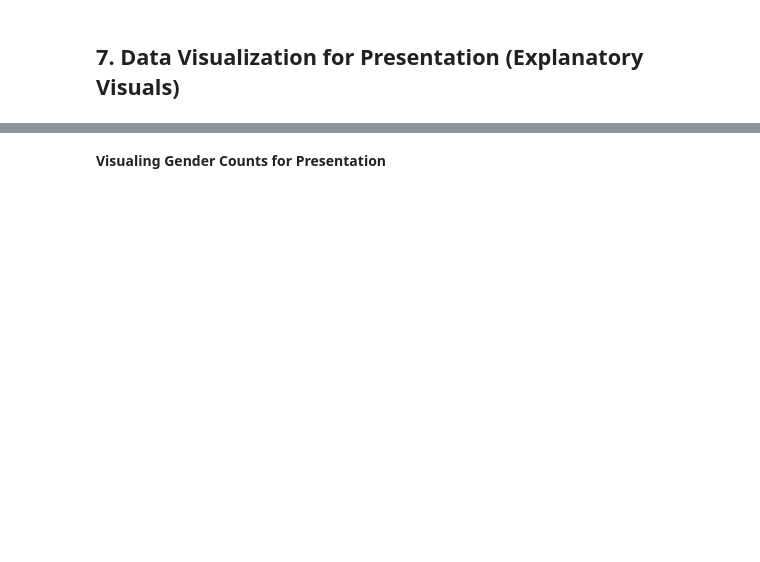
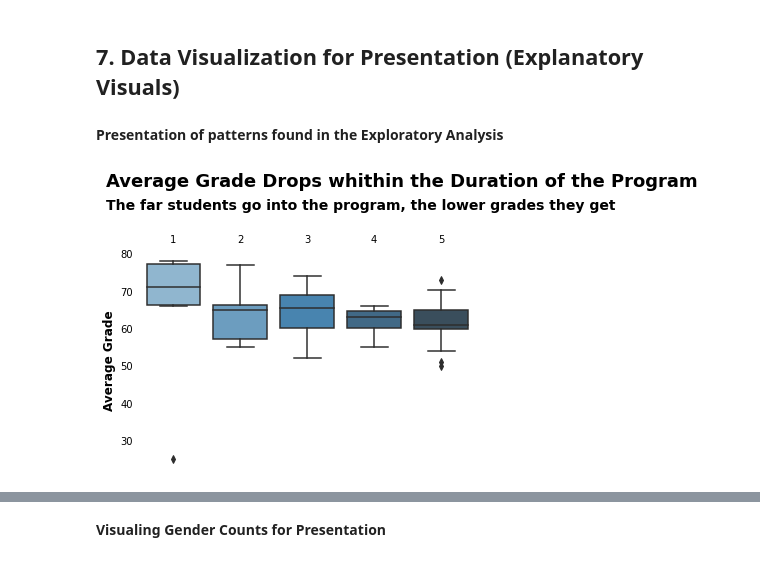
Before and after one commit to ofeliiaB/parental_status_vs_college_performance, a Jupyter notebook: Data_Analytics_Assignment.ipynb, the cells around one changed output, grey strips where cells are left out. Saved outputs shown, nothing was run; the diff lists cells and outputs as text; code cells hidden in the pictures; blank space fills up the shorter version.

Commit message:
added info graphics in explanatory data vis

```diff
--- a/Data_Analytics_Assignment.ipynb
+++ b/Data_Analytics_Assignment.ipynb
@@ -697,3 +723,37 @@ interested_stats
 [interactive output not drawn]
 # %% [markdown]
 ## 7. Data Visualization for Presentation (Explanatory Visuals) <a class="anchor" id="7"></a>
+# %% [markdown]
+**Presentation of patterns found in the Exploratory Analysis**
+# %%
+fig, ax = plt.subplots()
+sns.boxplot(
+    ax=ax,
+    data=file,
+    y="Average_grade",
+    x="Modules_num",
+    palette="Blues_d",
+)
+ax.tick_params(bottom=False, left=False)
+plt.ylabel("Average Grade", size=12, weight="bold")
+plt.xlabel("")
+ax.text(
+    x=-1,
+    y=98,
+    s="Average Grade Drops whithin the Duration of the Program",
+    size=18,
+    weight="bold",
+)
+ax.text(
+    x=-1,
+    y=92,
+    s="The far students go into the program, the lower grades they get",
+    size=14,
+    weight="bold",
+)
+ax.xaxis.tick_top()
+ax.tick_params(top=False, left=False)
+sns.despine(left=True, bottom=True)
+plt.show()
+# %% [output]
+[figure, added]
```
Also changed, not shown: parts of 9 cells of this notebook.
